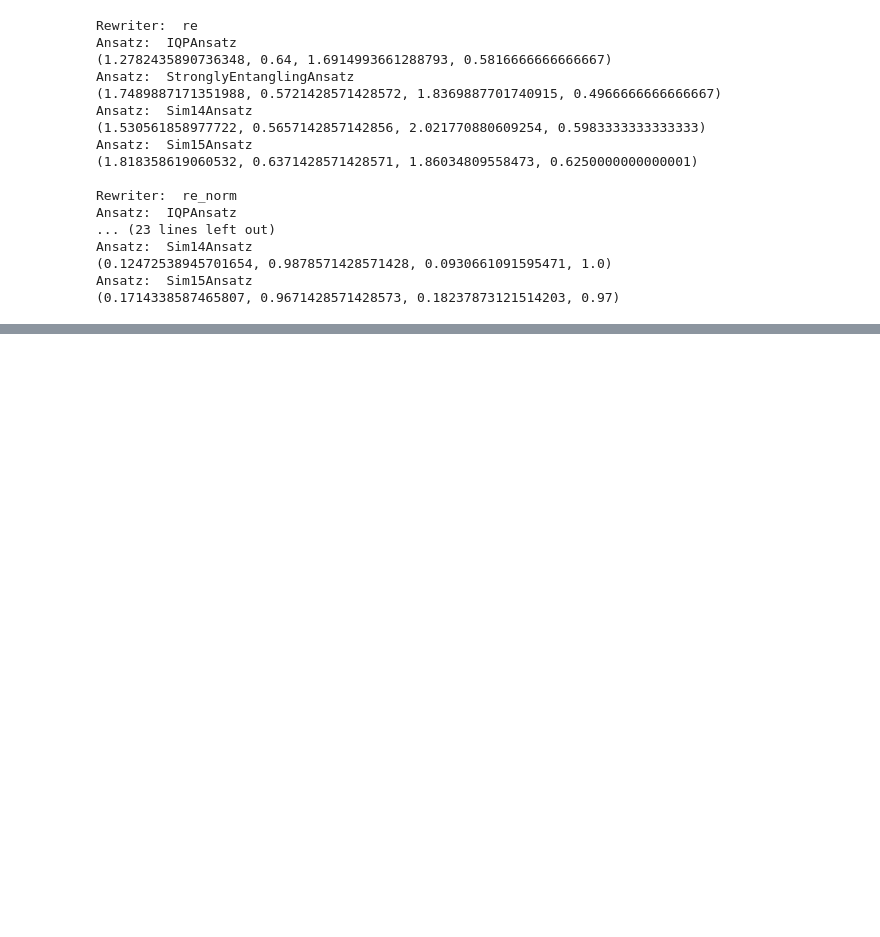
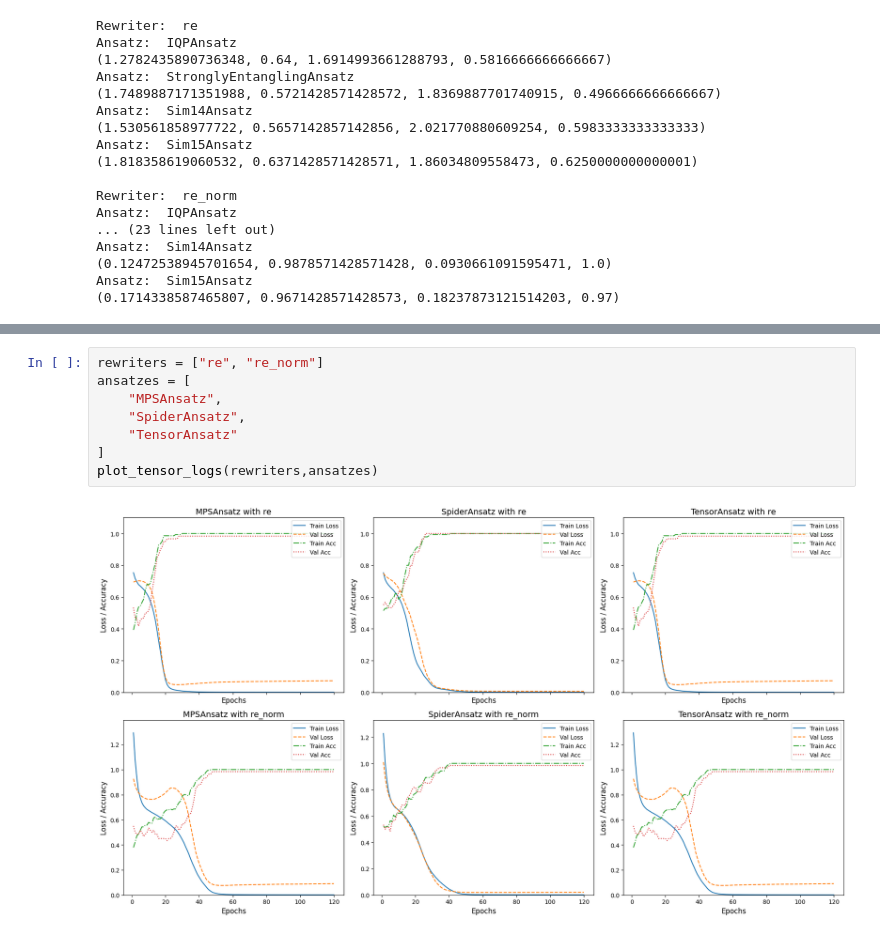
Before and after one commit to blue-research/qlang, a Jupyter notebook: parse_logs.ipynb, the cells around one changed output, grey strips where cells are left out. Drawn from its saved outputs; the diff is of its cells as text; blank space fills up the shorter version.

```diff
--- a/parse_logs.ipynb
+++ b/parse_logs.ipynb
@@ -60,0 +278,10 @@ Ansatz:  Sim15Ansatz
+# %%
+rewriters = ["re", "re_norm"]
+ansatzes = [
+    "MPSAnsatz",
+    "SpiderAnsatz",
+    "TensorAnsatz"
+]
+plot_tensor_logs(rewriters,ansatzes)
+# %% [output]
+[figure, added]
```
Also changed, not shown: parts of 10 cells of this notebook, 5 other files.
